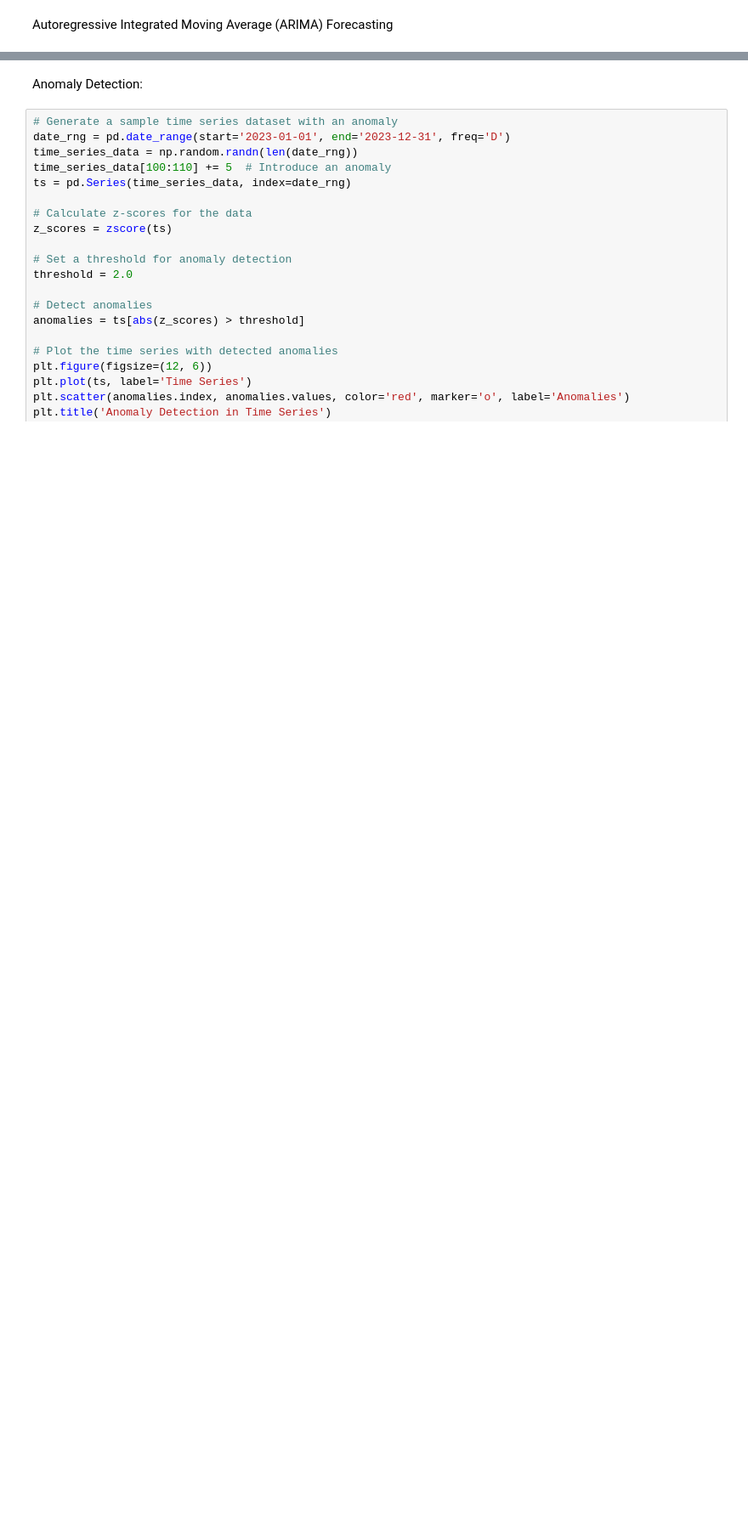
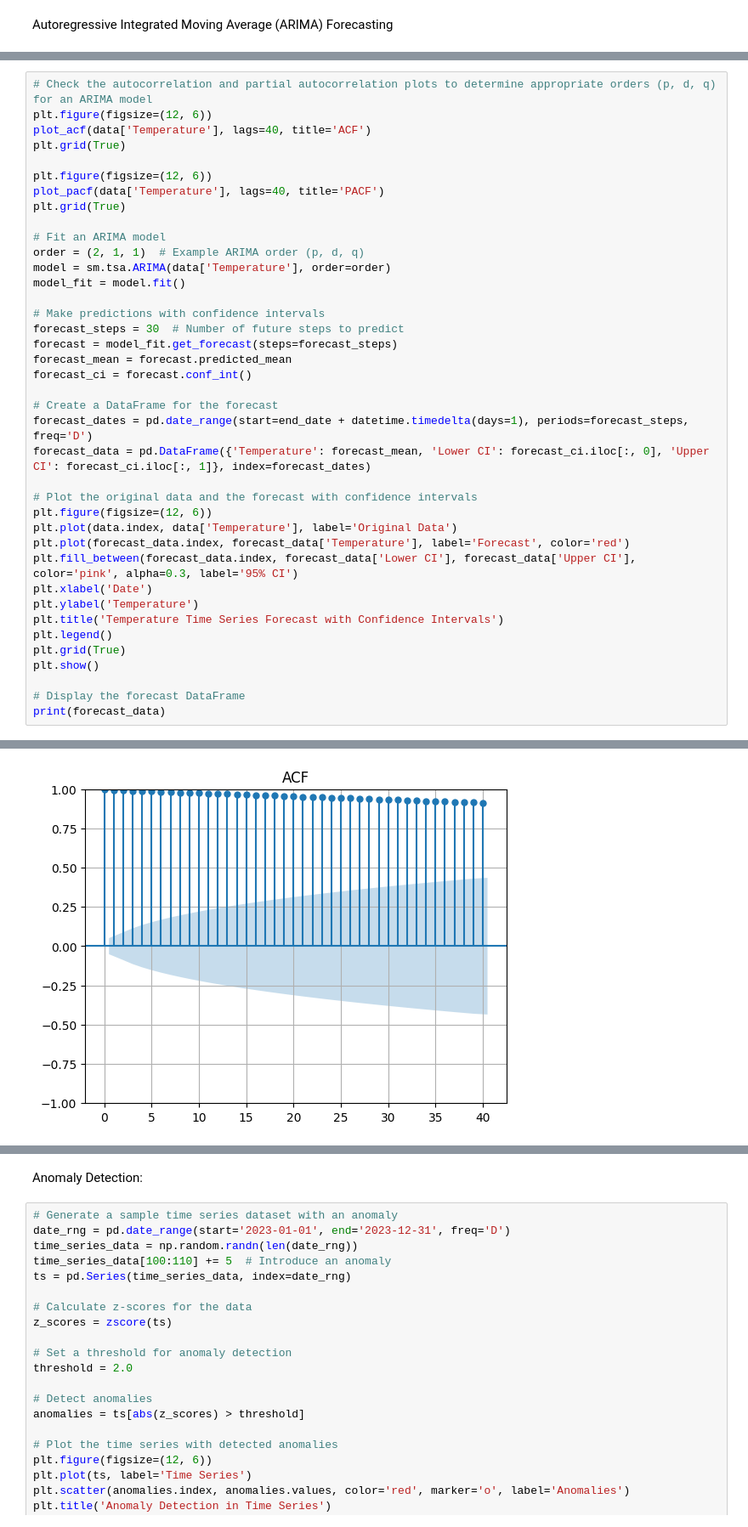
Before and after one commit to ChopinNo3Op9/Data-Analysis, a Jupyter notebook: time series.ipynb, the cells around one changed output, grey strips where cells are left out. Shown at 85% size. Drawn from its saved outputs; the diff is of its cells as text; blank space fills up the shorter version.

```diff
--- a/time series.ipynb
+++ b/time series.ipynb
@@ -164,0 +276,40 @@ plt.show()
+# %%
+# Check the autocorrelation and partial autocorrelation plots to determine appropriate orders (p, d, q) for an ARIMA model
+plt.figure(figsize=(12, 6))
+plot_acf(data['Temperature'], lags=40, title='ACF')
+plt.grid(True)
+
+plt.figure(figsize=(12, 6))
+plot_pacf(data['Temperature'], lags=40, title='PACF')
+plt.grid(True)
+
+# Fit an ARIMA model
+order = (2, 1, 1)  # Example ARIMA order (p, d, q)
+model = sm.tsa.ARIMA(data['Temperature'], order=order)
+model_fit = model.fit()
+
+# Make predictions with confidence intervals
+forecast_steps = 30  # Number of future steps to predict
+forecast = model_fit.get_forecast(steps=forecast_steps)
+forecast_mean = forecast.predicted_mean
+forecast_ci = forecast.conf_int()
+
+# Create a DataFrame for the forecast
+forecast_dates = pd.date_range(start=end_date + datetime.timedelta(days=1), periods=forecast_steps, freq='D')
+forecast_data = pd.DataFrame({'Temperature': forecast_mean, 'Lower CI': forecast_ci.iloc[:, 0], 'Upper CI': forecast_ci.iloc[:, 1]}, index=forecast_dates)
+
+# Plot the original data and the forecast with confidence intervals
+plt.figure(figsize=(12, 6))
+plt.plot(data.index, data['Temperature'], label='Original Data')
+plt.plot(forecast_data.index, forecast_data['Temperature'], label='Forecast', color='red')
+plt.fill_between(forecast_data.index, forecast_data['Lower CI'], forecast_data['Upper CI'], color='pink', alpha=0.3, label='95% CI')
+plt.xlabel('Date')
+plt.ylabel('Temperature')
+plt.title('Temperature Time Series Forecast with Confidence Intervals')
+plt.legend()
+plt.grid(True)
+plt.show()
+
+# Display the forecast DataFrame
+print(forecast_data)
+# %% [output]
@@ -164,0 +317 @@ plt.show()
+[figure, added]
```
Also changed, not shown: parts of 12 cells of this notebook, 1 other file.
